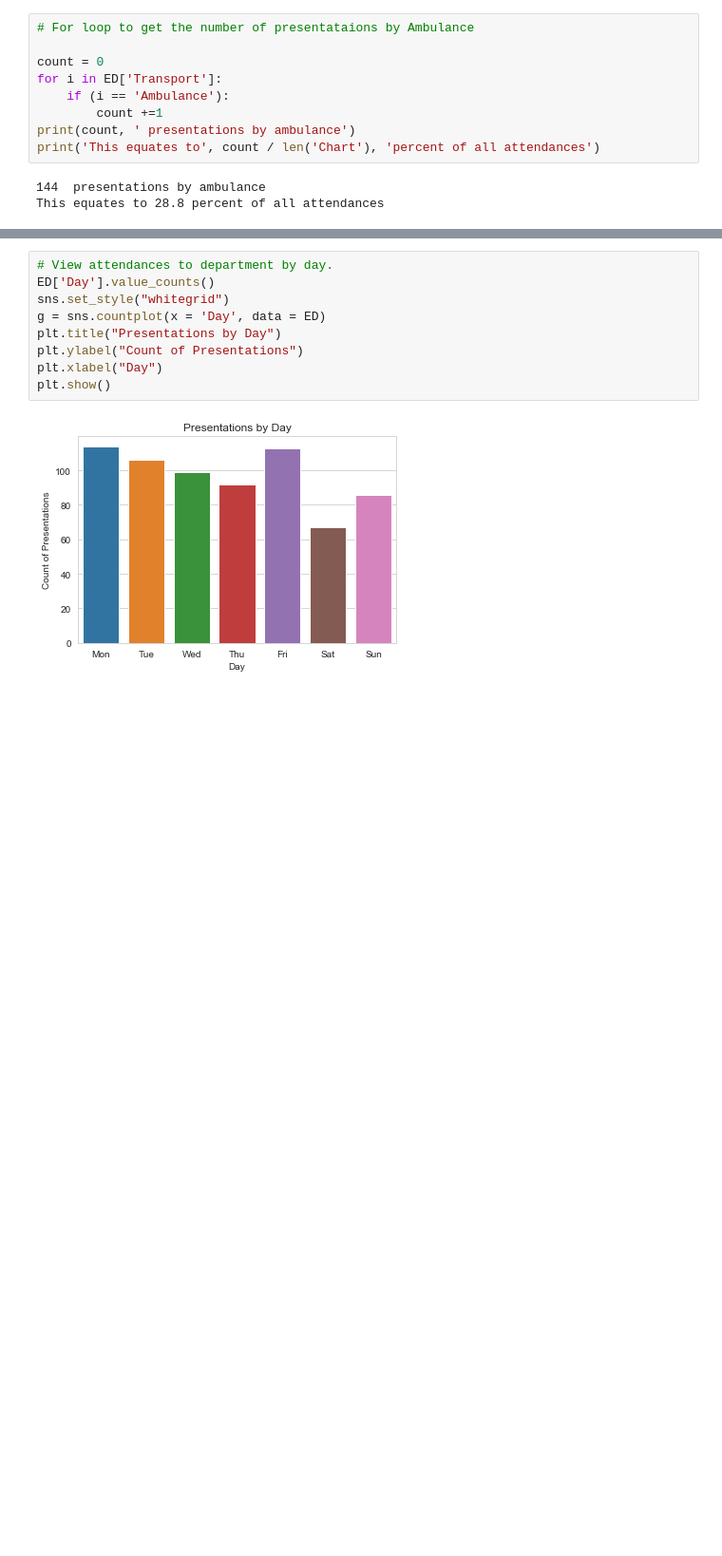
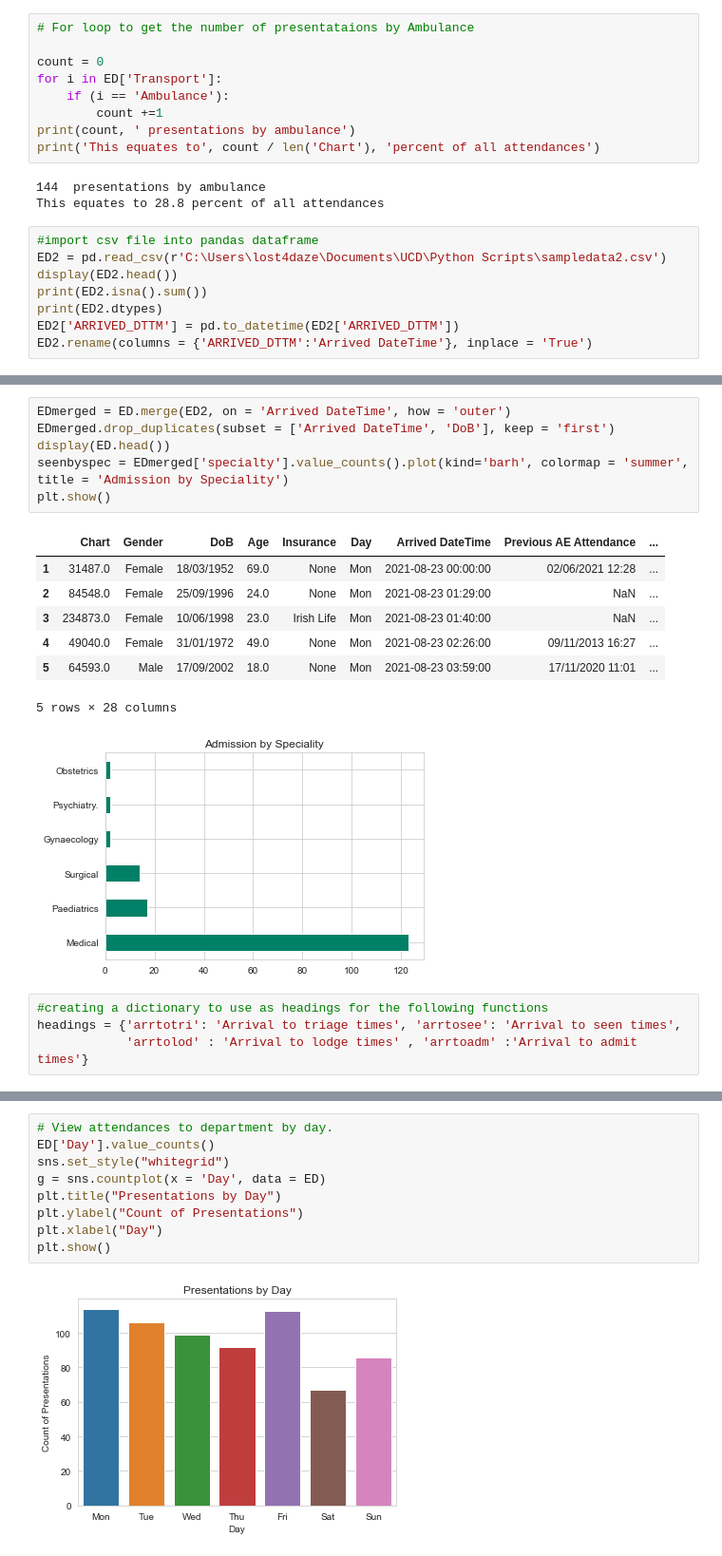
Before and after one commit to Shirdie/UCDProject, a Jupyter notebook: edproject.ipynb, the cells around one changed output, grey strips where cells are left out. Shown at 95% size. Drawn from its saved outputs; the diff is of its cells as text; blank space fills up the shorter version.

```diff
--- a/edproject.ipynb
+++ b/edproject.ipynb
@@ -143,3 +187,11 @@ print('This equates to', count / len('Chart'), 'percent of all attendances')
 # %% [output]
 144  presentations by ambulance
 This equates to 28.8 percent of all attendances
+# %%
+#import csv file into pandas dataframe
+ED2 = pd.read_csv(r'C:\Users\lost4daze\Documents\UCD\Python Scripts\sampledata2.csv')
+display(ED2.head())
+print(ED2.isna().sum())
+print(ED2.dtypes)
+ED2['ARRIVED_DTTM'] = pd.to_datetime(ED2['ARRIVED_DTTM'])
+ED2.rename(columns = {'ARRIVED_DTTM':'Arrived DateTime'}, inplace = 'True')
@@ -146,3 +222,22 @@ This equates to 28.8 percent of all attendances
+# %%
+EDmerged = ED.merge(ED2, on = 'Arrived DateTime', how = 'outer')
+EDmerged.drop_duplicates(subset = ['Arrived DateTime', 'DoB'], keep = 'first')
+display(ED.head())
+seenbyspec = EDmerged['specialty'].value_counts().plot(kind='barh', colormap = 'summer', title = 'Admission by Speciality')
+plt.show()
+# %% [output]
+|  | Chart | Gender | DoB | Age | Insurance | Day | Arrived DateTime | Previous AE Attendance | ... |
+| 1 | 31487.0 | Female | 18/03/1952 | 69.0 | None | Mon | 2021-08-23 00:00:00 | 02/06/2021 12:28 | ... |
+| 2 | 84548.0 | Female | 25/09/1996 | 24.0 | None | Mon | 2021-08-23 01:29:00 | NaN | ... |
+| 3 | 234873.0 | Female | 10/06/1998 | 23.0 | Irish Life | Mon | 2021-08-23 01:40:00 | NaN | ... |
+| 4 | 49040.0 | Female | 31/01/1972 | 49.0 | None | Mon | 2021-08-23 02:26:00 | 09/11/2013 16:27 | ... |
+| 5 | 64593.0 | Male | 17/09/2002 | 18.0 | None | Mon | 2021-08-23 03:59:00 | 17/11/2020 11:01 | ... |
+5 rows × 28 columns
+[figure, added]
+# %%
+#creating a dictionary to use as headings for the following functions
+headings = {'arrtotri': 'Arrival to triage times', 'arrtosee': 'Arrival to seen times',
+            'arrtolod' : 'Arrival to lodge times' , 'arrtoadm' :'Arrival to admit times'}
 # %%
 #function to find the mean, median, min and max of wait times in the department
 
```
Also changed, not shown: parts of 8 cells of this notebook.
